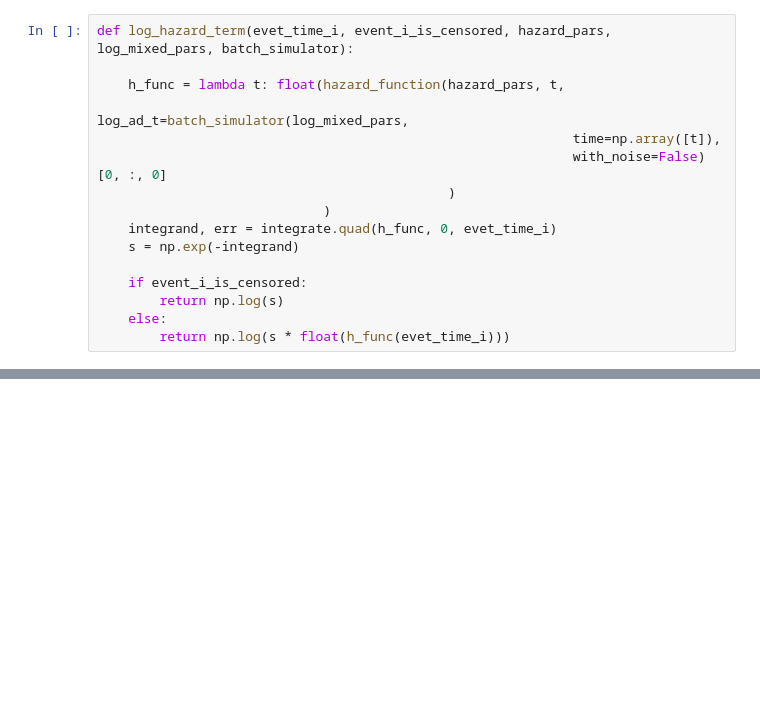
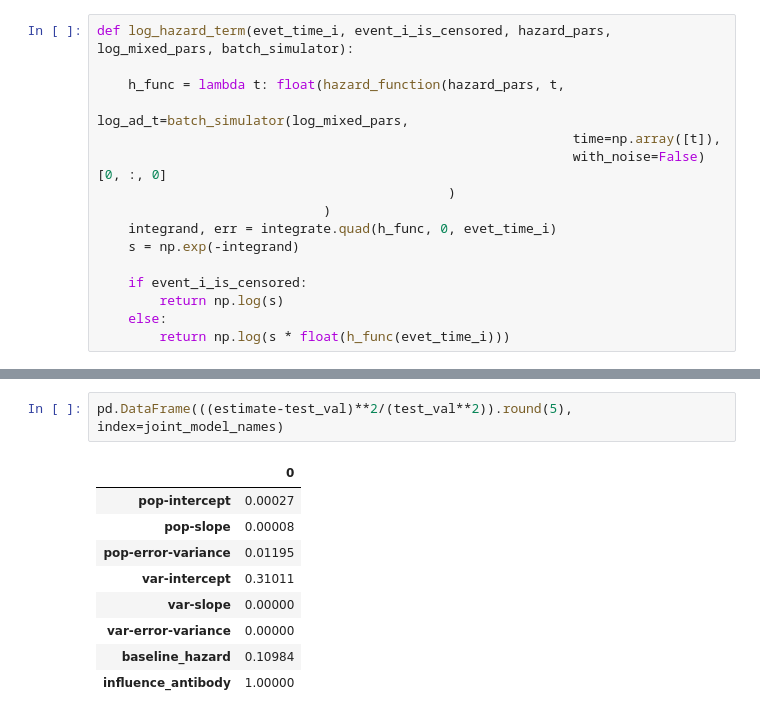
Before and after one commit to arrjon/Amortized-NLME-Models, a Jupyter notebook: Experiments/Amortized Joint Model.ipynb, the cells around one changed output, grey strips where cells are left out. Drawn from its saved outputs; the diff is of its cells as text; blank space fills up the shorter version.

```diff
--- a/Experiments/Amortized Joint Model.ipynb
+++ b/Experiments/Amortized Joint Model.ipynb
@@ -296,0 +367,12 @@ array([[-5.90630652, -5.98826905, -5.87694083, -5.87669564, -5.8843968 ,
+# %%
+pd.DataFrame(((estimate-test_val)**2/(test_val**2)).round(5), index=joint_model_names)
+# %% [output]
+|  | 0 |
+| pop-intercept | 0.00027 |
+| pop-slope | 0.00008 |
+| pop-error-variance | 0.01195 |
+| var-intercept | 0.31011 |
+| var-slope | 0.00000 |
+| var-error-variance | 0.00000 |
+| baseline_hazard | 0.10984 |
+| influence_antibody | 1.00000 |
```
Also changed, not shown: parts of 29 cells of this notebook, 3 other files.
